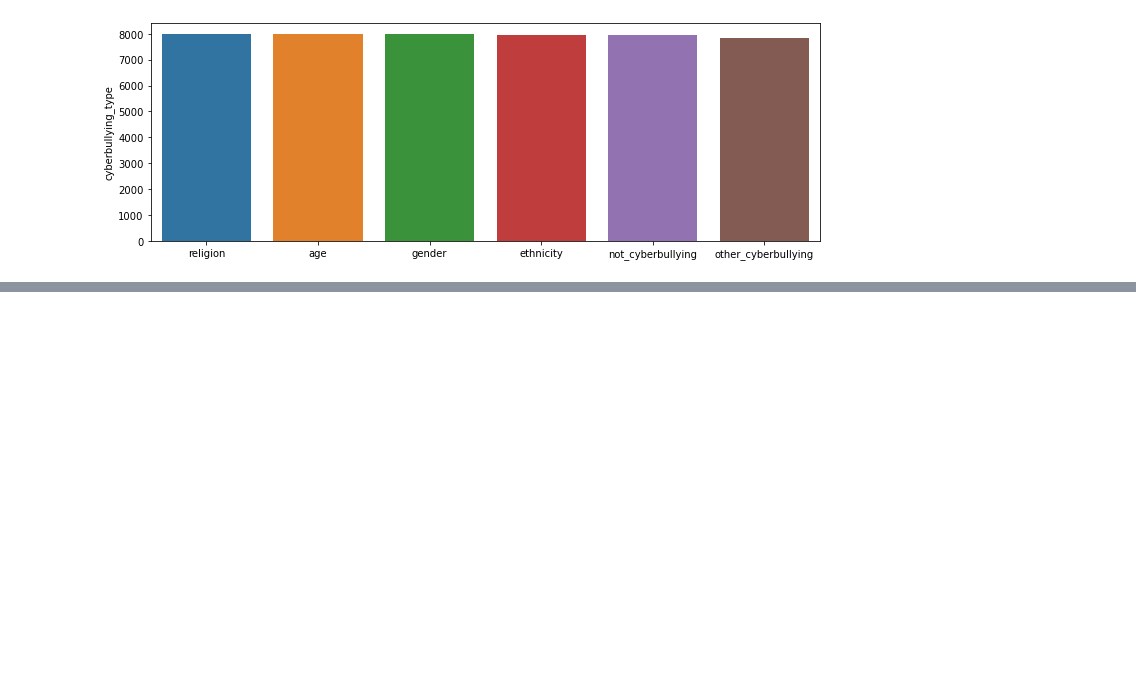
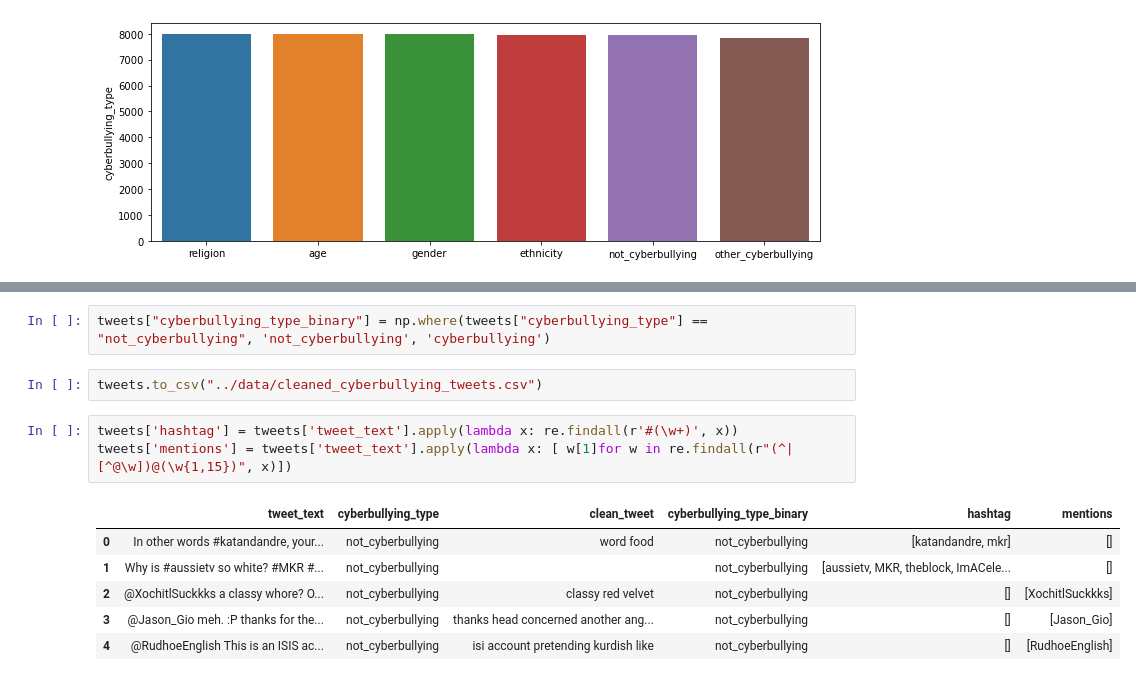
Before and after one commit to RISHIKESHAVAN/ensemble-learning, a Jupyter notebook: support-files/cyberbullying-tweets-classification.ipynb, the cells around one changed output, grey strips where cells are left out. Cells and saved outputs as stored; diff of their text form; blank space fills up the shorter version.

```diff
--- a/support-files/cyberbullying-tweets-classification.ipynb
+++ b/support-files/cyberbullying-tweets-classification.ipynb
@@ -113,0 +112,14 @@ tweets.to_csv("../data/cleaned_cyberbullying_tweets.csv")
+# %%
+tweets["cyberbullying_type_binary"] = np.where(tweets["cyberbullying_type"] == "not_cyberbullying", 'not_cyberbullying', 'cyberbullying')
+# %%
+tweets.to_csv("../data/cleaned_cyberbullying_tweets.csv")
+# %%
+tweets['hashtag'] = tweets['tweet_text'].apply(lambda x: re.findall(r'#(\w+)', x))
+tweets['mentions'] = tweets['tweet_text'].apply(lambda x: [ w[1]for w in re.findall(r"(^|[^@\w])@(\w{1,15})", x)])
+# %% [output]
+|  | tweet_text | cyberbullying_type | clean_tweet | cyberbullying_type_binary | hashtag | mentions |
+| 0 | In other words #katandandre, your... | not_cyberbullying | word food | not_cyberbullying | [katandandre, mkr] | [] |
+| 1 | Why is #aussietv so white? #MKR #... | not_cyberbullying |  | not_cyberbullying | [aussietv, MKR, theblock, ImACele... | [] |
+| 2 | @XochitlSuckkks a classy whore? O... | not_cyberbullying | classy red velvet | not_cyberbullying | [] | [XochitlSuckkks] |
+| 3 | @Jason_Gio meh. :P thanks for the... | not_cyberbullying | thanks head concerned another ang... | not_cyberbullying | [] | [Jason_Gio] |
+| 4 | @RudhoeEnglish This is an ISIS ac... | not_cyberbullying | isi account pretending kurdish like | not_cyberbullying | [] | [RudhoeEnglish] |
```
Also changed, not shown: parts of 18 cells of this notebook, 1 other file.
